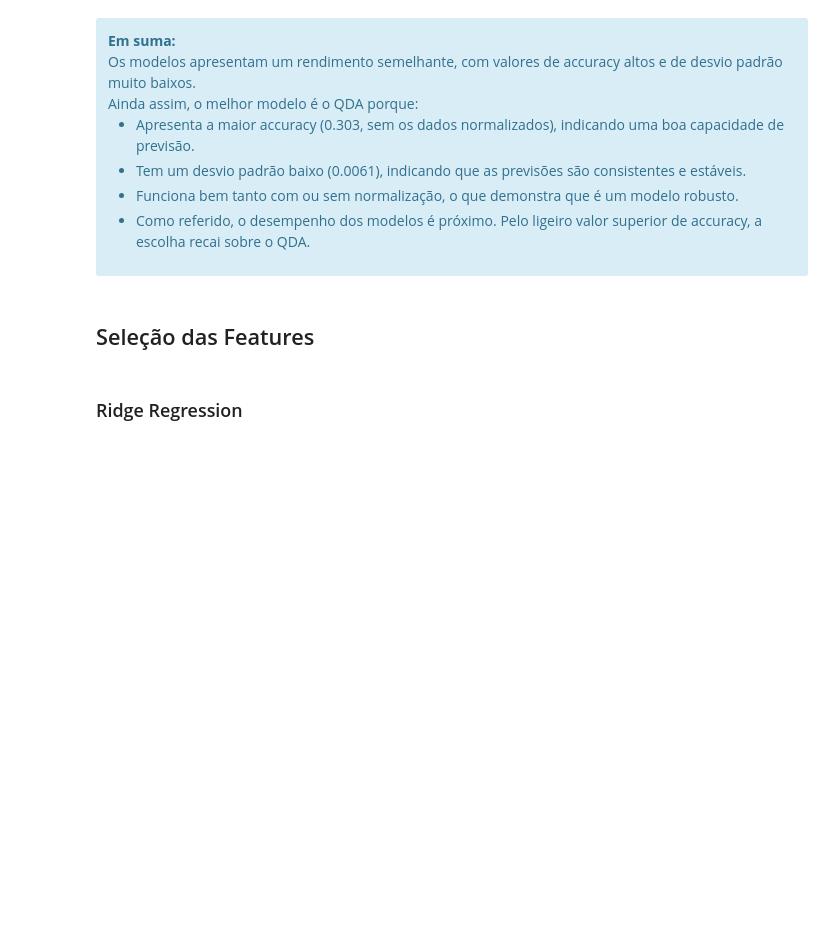
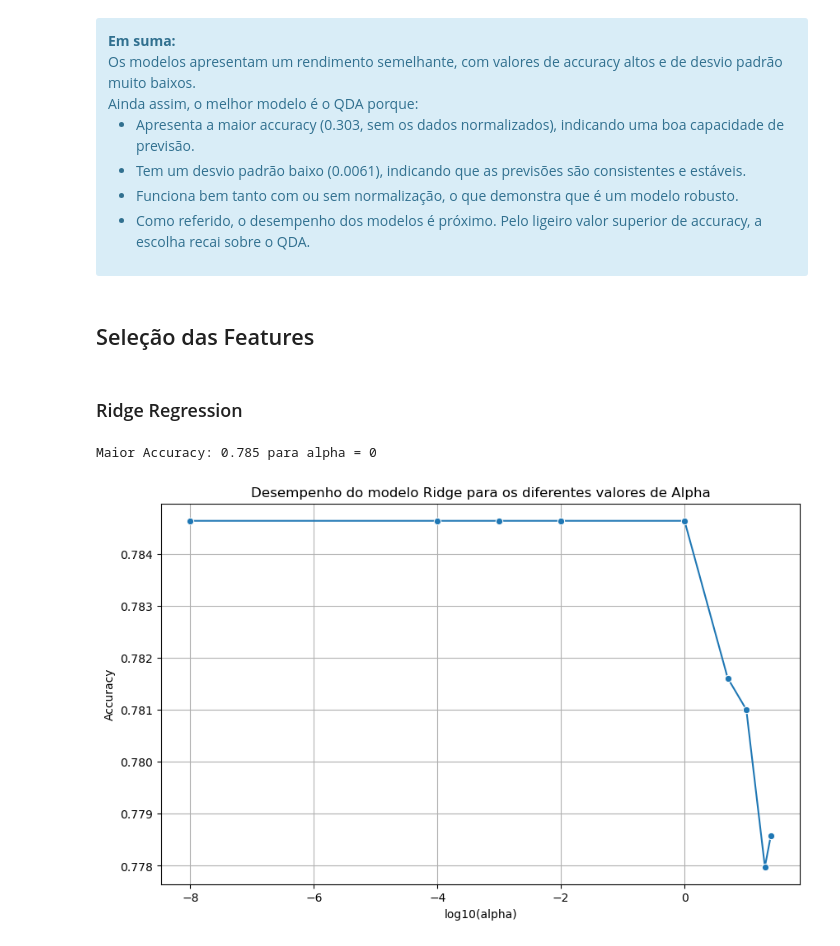
Before and after one commit to pedrocc03/APRAU_24_25_G23, a Jupyter notebook: Trabalho.ipynb, the cells around one changed output. Saved outputs shown, nothing was run; the diff lists cells and outputs as text; code cells hidden in the pictures; blank space fills up the shorter version.

Commit message:
Seleção das features - Ridge (começo)

```diff
--- a/Trabalho.ipynb
+++ b/Trabalho.ipynb
@@ -1133,3 +1080,43 @@ print(f'Average QDA Accuracy: {avg_qda_accuracy:.4f}, Standard Deviation: {std_q
 ## Seleção das Features
 # %% [markdown]
 ### Ridge Regression
+# %%
+from sklearn.linear_model import RidgeClassifier
+from sklearn.metrics import accuracy_score
+
+# Definir valores de alpha a testar
+alpha_ridge = [0, 1e-8, 1e-4, 1e-3, 1e-2, 1, 5, 10, 20, 25]
+
+# Lista para armazenar os resultados da acurácia
+accuracy_values = []
+
+for alpha in alpha_ridge:
+    # Inicializa o modelo RidgeClassifier com o valor de alpha atual
+    ridge_model = RidgeClassifier(alpha=alpha)
+
+    # Treino do modelo com os dados de treinamento
+    ridge_model.fit(Xstd_train, y_train)
+
+    # Previsões nos dados de teste
+    ridge_predictions = ridge_model.predict(Xstd_test)
+
+    # Calculo da acurácia
+    accuracy = accuracy_score(y_test, ridge_predictions)
+    accuracy_values.append(accuracy)
+
+# Encontrar a maior acurácia e o índice correspondente
+max_accuracy = max(accuracy_values)
+max_accuracy_index = accuracy_values.index(max_accuracy)
+best_alpha = alpha_ridge[max_accuracy_index]
+print(f"Maior Accuracy: {max_accuracy:.3f} para alpha = {best_alpha}")
+
+plt.figure(figsize=(10, 6))
+sns.lineplot(x=np.log10(alpha_ridge), y=accuracy_values, marker='o', palette="bridge")
+plt.title('Desempenho do modelo Ridge para os diferentes valores de Alpha')
+plt.xlabel('log10(alpha)')
+plt.ylabel('Accuracy')
+plt.grid(True)
+plt.show()
+# %% [output]
+Maior Accuracy: 0.785 para alpha = 0
+[figure, added]
```
Also changed, not shown: parts of 8 cells of this notebook.
